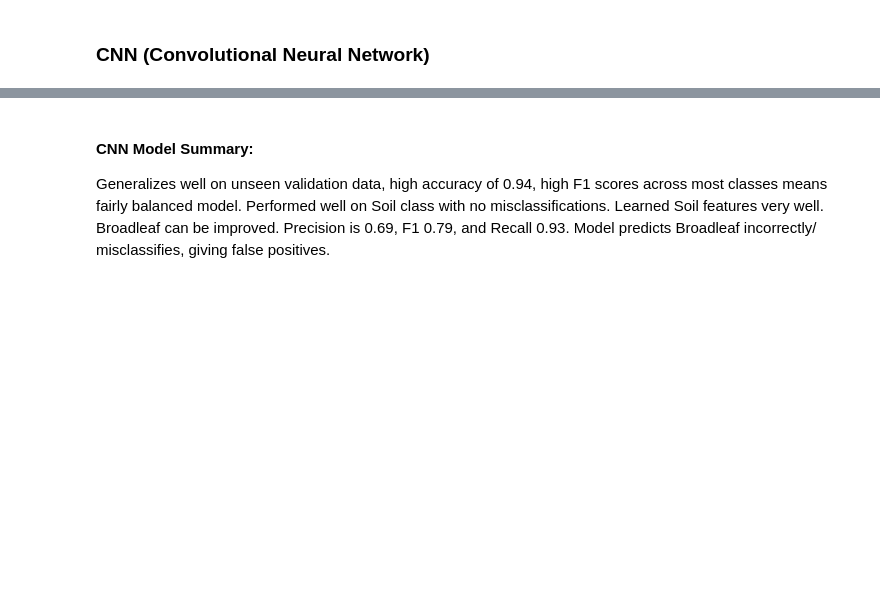
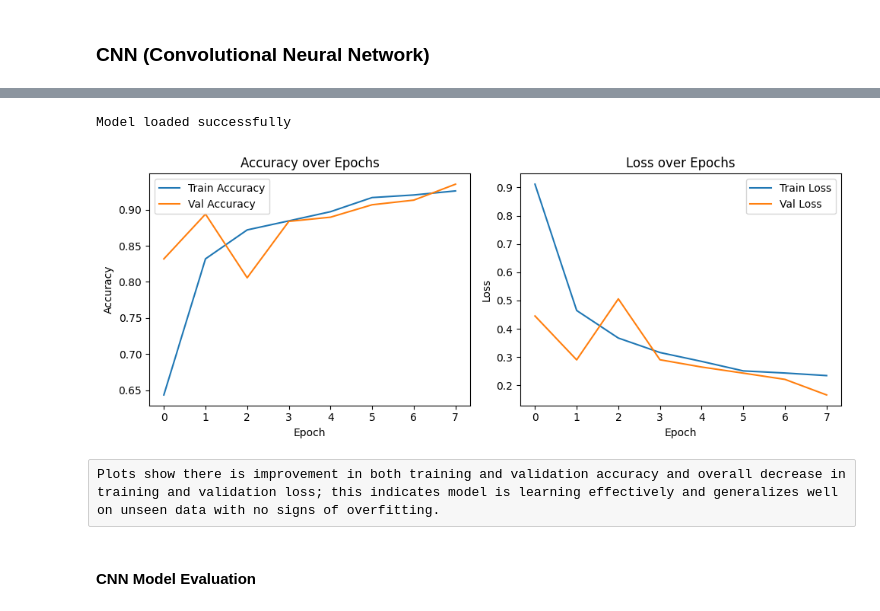
Before and after one commit to edgar-rosales95/ADS599-Capstone, a Jupyter notebook: Capstone V2.ipynb, the cells around one changed output, grey strips where cells are left out. Saved outputs shown, nothing was run; the diff lists cells and outputs as text; code cells hidden in the pictures; blank space fills up the shorter version.

```diff
--- a/Capstone V2.ipynb
+++ b/Capstone V2.ipynb
@@ -401,5 +383,59 @@ Confusion Matrix:
-# %% [markdown]
-#### CNN Model Summary:
-Generalizes well on unseen validation data, high accuracy of 0.94, high F1 scores across most classes means fairly balanced model.
-Performed well on Soil class with no misclassifications. Learned Soil features very well.
-Broadleaf can be improved. Precision is 0.69, F1 0.79, and Recall 0.93. Model predicts Broadleaf incorrectly/ misclassifies, giving false positives.
+# %%
+# Automatically download the saved trained CNN model from Google Drive
+
+# Check if model file exists
+if not os.path.exists("cnn_model_epoch8.keras"):
+    try:
+        # Install gdown if needed
+        import gdown
+    except ImportError:
+        !pip install gdown
+        import gdown
+
+    # Download using file ID
+    file_id = "19FNeZ1bLNclw_P78JI_AKkmjokV1Ts61"
+    gdown.download(id=file_id, output="cnn_model_epoch8.keras", quiet=False)
+
+warnings.filterwarnings("ignore", category=UserWarning, module='keras.src.saving.saving_lib')
+# Load the model
+cnn_model = load_model("cnn_model_epoch8.keras")
+print("Model loaded successfully")
+# %% [output]
+Model loaded successfully
+# %%
+# History data of training model was retained since the model was saved for future loading to avoid training code re-execution
+history_data = {
+    'accuracy':     [0.6436, 0.8319, 0.8719, 0.8844, 0.8971, 0.9167, 0.9203, 0.9259],
+    'val_accuracy': [0.8318, 0.8938, 0.8057, 0.8837, 0.8895, 0.9067, 0.9131, 0.9352],
+    'loss':         [0.9116, 0.4647, 0.3672, 0.3160, 0.2846, 0.2510, 0.2435, 0.2344],
+    'val_loss':     [0.4453, 0.2900, 0.5057, 0.2904, 0.2647, 0.2431, 0.2210, 0.1660]
+}
+# %%
+plt.figure(figsize=(10, 4))
+
+# Plot Accuracy
+plt.subplot(1, 2, 1)
+plt.plot(history_data['accuracy'], label='Train Accuracy')
+plt.plot(history_data['val_accuracy'], label='Val Accuracy')
+plt.xlabel('Epoch')
+plt.ylabel('Accuracy')
+plt.title('Accuracy over Epochs')
+plt.legend()
+
+# Plot Loss
+plt.subplot(1, 2, 2)
+plt.plot(history_data['loss'], label='Train Loss')
+plt.plot(history_data['val_loss'], label='Val Loss')
+plt.xlabel('Epoch')
+plt.ylabel('Loss')
+plt.title('Loss over Epochs')
+plt.legend()
+
+plt.tight_layout()
+plt.show()
+# %% [output]
+[figure, added]
+# %% [raw]
+Plots show there is improvement in both training and validation accuracy and overall decrease in training and validation loss; this indicates model is learning effectively and generalizes well on unseen data with no signs of overfitting.
+# %% [markdown]
+#### CNN Model Evaluation
```
Also changed, not shown: parts of 26 cells of this notebook.
